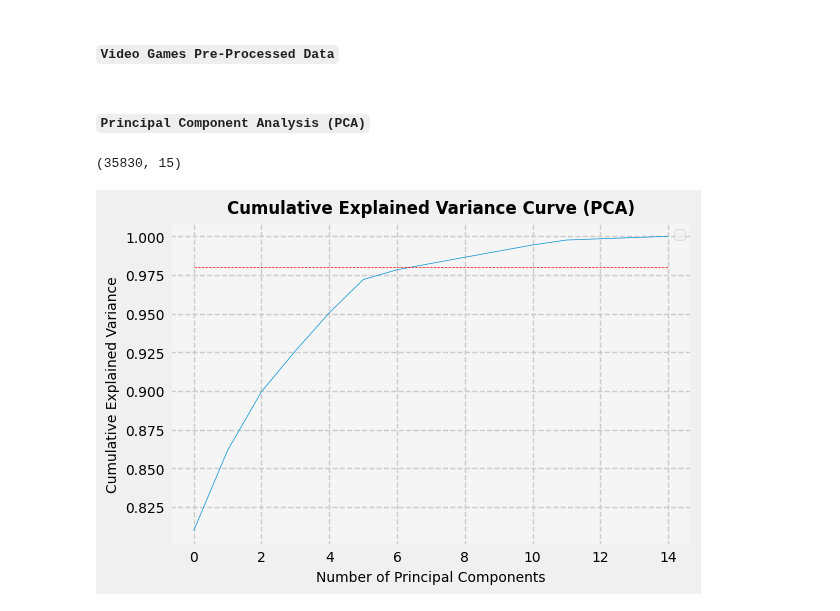
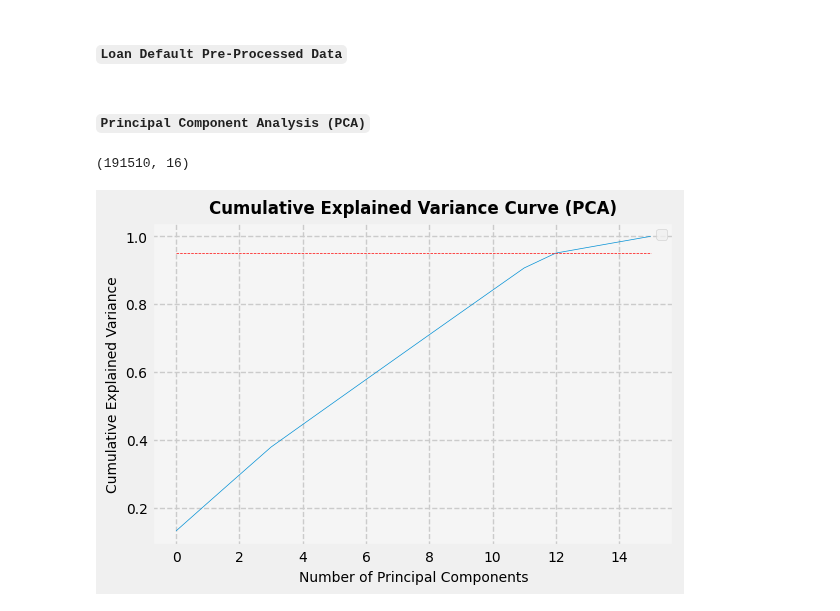
Before and after one commit to sranillac/SRC_UniOvi, a Jupyter notebook: ML-IA/src/ML-Classification/LoanDefault/SRC_Dimension_Reduction_VideoGames.ipynb, the cells around one changed output. Cells and saved outputs as stored; diff of their text form; code cells hidden in the pictures.

```diff
--- a/ML-IA/src/ML-Classification/LoanDefault/SRC_Dimension_Reduction_VideoGames.ipynb
+++ b/ML-IA/src/ML-Classification/LoanDefault/SRC_Dimension_Reduction_VideoGames.ipynb
@@ -20,13 +20,13 @@ import warnings
 warnings.filterwarnings("ignore", category = UserWarning)
 warnings.filterwarnings("ignore", category = FutureWarning)
 # %% [markdown]
-#### ``Video Games Pre-Processed Data``
+#### ``Loan Default Pre-Processed Data``
 # %%
 # Titanic Pre-Processed data
-X_train = pd.read_pickle('https://raw.githubusercontent.com/sranillac/SRC_UniOvi/refs/heads/main/ML-IA/data/VideoGames/X_Train_VideoGames.pkl')
-X_test = pd.read_pickle('https://raw.githubusercontent.com/sranillac/SRC_UniOvi/refs/heads/main/ML-IA/data/VideoGames/X_Test_VideoGames.pkl')
-Y_train = pd.read_pickle('https://raw.githubusercontent.com/sranillac/SRC_UniOvi/refs/heads/main/ML-IA/data/VideoGames/Y_Train_VideoGames.pkl')
-Y_test = pd.read_pickle('https://raw.githubusercontent.com/sranillac/SRC_UniOvi/refs/heads/main/ML-IA/data/VideoGames/Y_Test_VideoGames.pkl')
+X_train = pd.read_pickle('https://raw.githubusercontent.com/sranillac/SRC_UniOvi/refs/heads/main/ML-IA/data/LoanDefault/X_Train_LoanDefault.pkl')
+X_test = pd.read_pickle('https://raw.githubusercontent.com/sranillac/SRC_UniOvi/refs/heads/main/ML-IA/data/LoanDefault/X_Test_LoanDefault.pkl')
+Y_train = pd.read_pickle('https://raw.githubusercontent.com/sranillac/SRC_UniOvi/refs/heads/main/ML-IA/data/LoanDefault/Y_Train_LoanDefault.pkl')
+Y_test = pd.read_pickle('https://raw.githubusercontent.com/sranillac/SRC_UniOvi/refs/heads/main/ML-IA/data/LoanDefault/Y_Test_LoanDefault.pkl')
 # %% [markdown]
 #### ``Principal Component Analysis (PCA)``
 # %%
@@ -35,24 +35,24 @@ pca = PCA()
 x_train_pca = pca.fit_transform(X_train)
 x_train_pca.shape
 # %% [output]
-(35830, 15)
+(191510, 16)
 # %%
 # PCA - Explained Variance Ratio
 fig = plt.figure(figsize = (6, 4))
 ax = fig.gca()
 ax.set_facecolor('whitesmoke')
 plt.plot(pca.explained_variance_ratio_.cumsum(), linewidth = 0.5)
-plt.plot(np.ones((X_train.shape[1], 1)) * 0.98, 'r--', linewidth = 0.5)
+plt.plot(np.ones((X_train.shape[1], 1)) * 0.95, 'r--', linewidth = 0.5)
 plt.grid(linestyle = '--')
 plt.title('Cumulative Explained Variance Curve (PCA)', fontsize = 12, fontweight = 'bold')
 plt.ylabel('Cumulative Explained Variance', fontsize = 10)
 ax.tick_params(axis = 'y', labelsize = 10)
 plt.xlabel('Number of Principal Components', fontsize = 10)
 ax.tick_params(axis = 'x', labelsize = 10)
 legend = plt.legend(prop = {'size': 10}, frameon = True, loc = 'upper right')
 legend.get_frame().set_linewidth(0.5)
-# Number of components to consider (>98% variance explained - aprox. 6)
+# Number of components to consider (>95% variance explained - aprox. 12)
 # %% [output]
-[figure, old version]
+[figure, new version]
 # %%
 # Dimensionality Reduction - PCA
```
Also changed, not shown: parts of 5 cells of this notebook, 2 other files.
